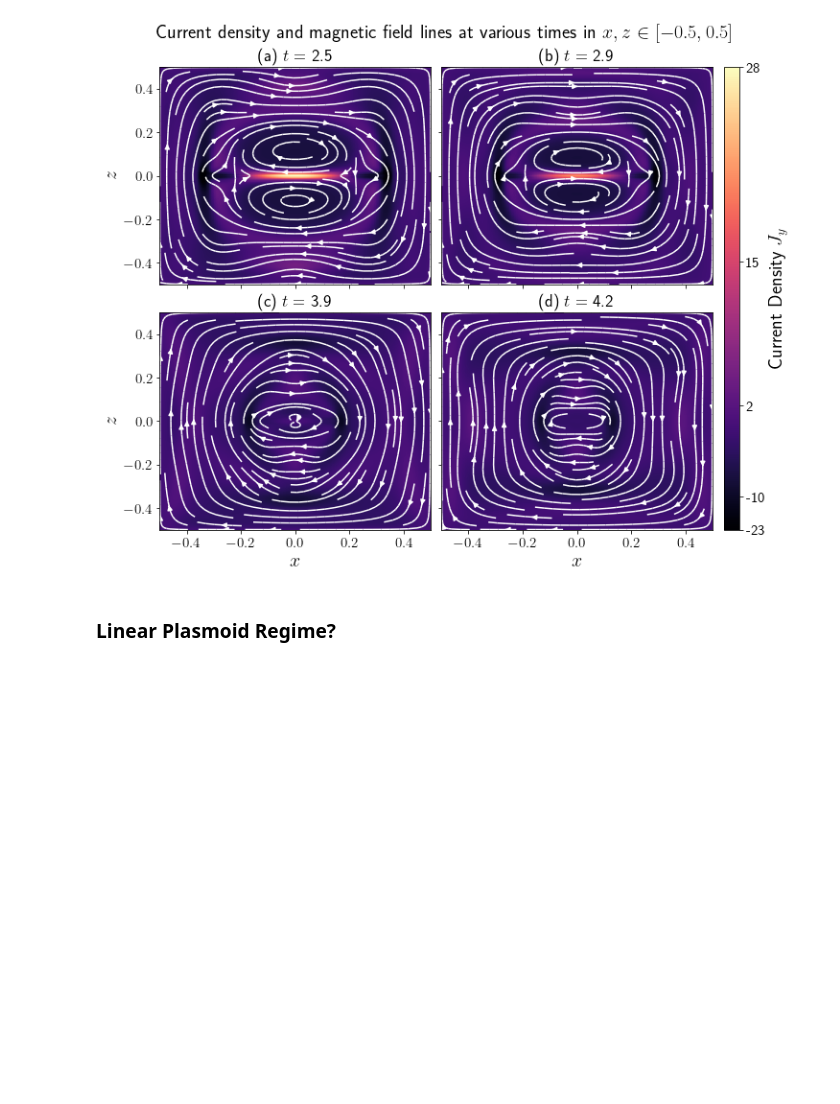
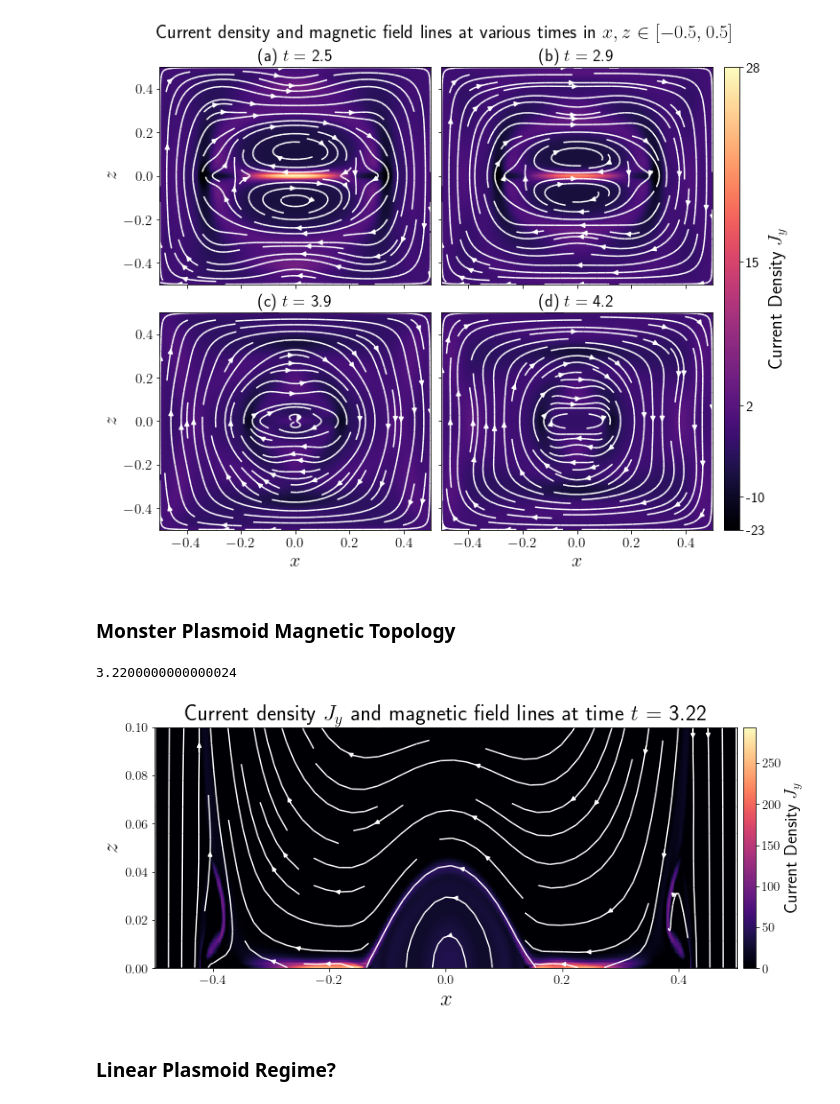
Before and after one commit to conanliptortt/MMath-Project-CL, a Jupyter notebook: Current_Magnetic_Field_Lines/current_mag_field.ipynb, the cells around one changed output. Cells and saved outputs as stored; diff of their text form; code cells hidden in the pictures; blank space fills up the shorter version.

Commit message:
monster magnetic topology added

```diff
--- a/Current_Magnetic_Field_Lines/current_mag_field.ipynb
+++ b/Current_Magnetic_Field_Lines/current_mag_field.ipynb
@@ -51,7 +51,7 @@ def current_mag_field(d, data_dir):
 
     current = data.Current_Jz
 
-    fig, ax = plt.subplots(figsize=(14,8))
+    fig, ax = plt.subplots(figsize=(14,5))
 
     X, Y = np.meshgrid(xb, yb, indexing='ij')
     pcm = plt.pcolormesh(X, Y, current.data, cmap='magma')
@@ -67,7 +67,7 @@ def current_mag_field(d, data_dir):
     Byc = data.Magnetic_Field_By_centred
 
     # seed_points = np.array([[0,0,0,0], [0.015, 0.025, 0.035, 0.045]]) # Uncomment if specific starting points required
-    mf1 = ax.streamplot(X,Y,np.transpose(Bxc.data), np.transpose(Byc.data), color='white', minlength=0.1, density=1) # Adjust density and min length if zooming in
+    mf1 = ax.streamplot(X,Y,np.transpose(Bxc.data), np.transpose(Byc.data), color='white', minlength=0.07, density=1.5) # Adjust density and min length if zooming in
     #mf1 = ax.streamplot(X,-Y,np.transpose(Bxc.data), np.transpose(Byc.data), color='white')
 
 
@@ -76,13 +76,13 @@ def current_mag_field(d, data_dir):
     cbar.set_label(r'Current Density $J_y$', size=20)
 
     # Must specify domain to plot since streamplot adds dimension
-    plt.ylim(0, 0.005)
+    plt.ylim(0, 0.1)
     plt.xlim(-0.5, 0.5)
 
     plt.xlabel(r'$x$', size=25)
     plt.ylabel(r'$z$', size=25)
 
-    plt.title(r'Current density $J_y$ and magnetic field lines at time $t$ = '+f'{t}', size=25)
+    plt.title(r'Current density $J_y$ and magnetic field lines at time $t$ = '+f'{np.round(t,2)}', size=25)
     print(t)
     plt.show()
 
@@ -283,6 +283,18 @@ fig = current_mag_field_lines_mult_fd([125,145,195,210], data_dir)
 #fig.savefig('sweet_parker_geom_multi_global.png')
 # %% [output]
 [figure]
+# %% [markdown]
+### Monster Plasmoid Magnetic Topology
+# %%
+hard_drive = '/volumes/My Passport/MMath Project/sim_800_11'
+os.chdir(hard_drive)
+data_dir = hard_drive + '/Data/'
+# %%
+fig = current_mag_field(161, data_dir)
+#fig.savefig('monster_magnetic_topology.png', bbox_inches='tight')
+# %% [output]
+3.2200000000000024
+[figure, added]
 # %% [markdown]
 ### Linear Plasmoid Regime?
 # %%
```
